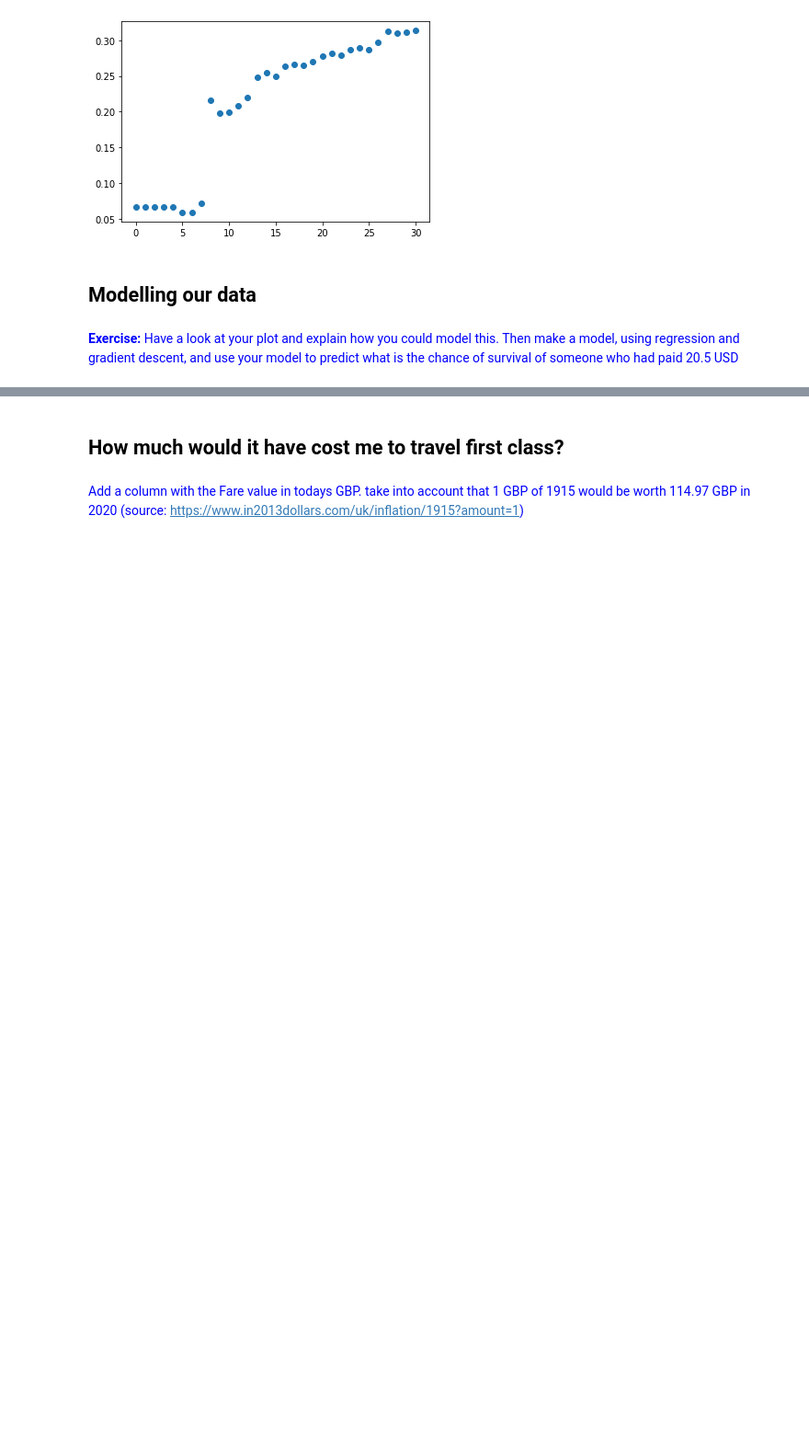
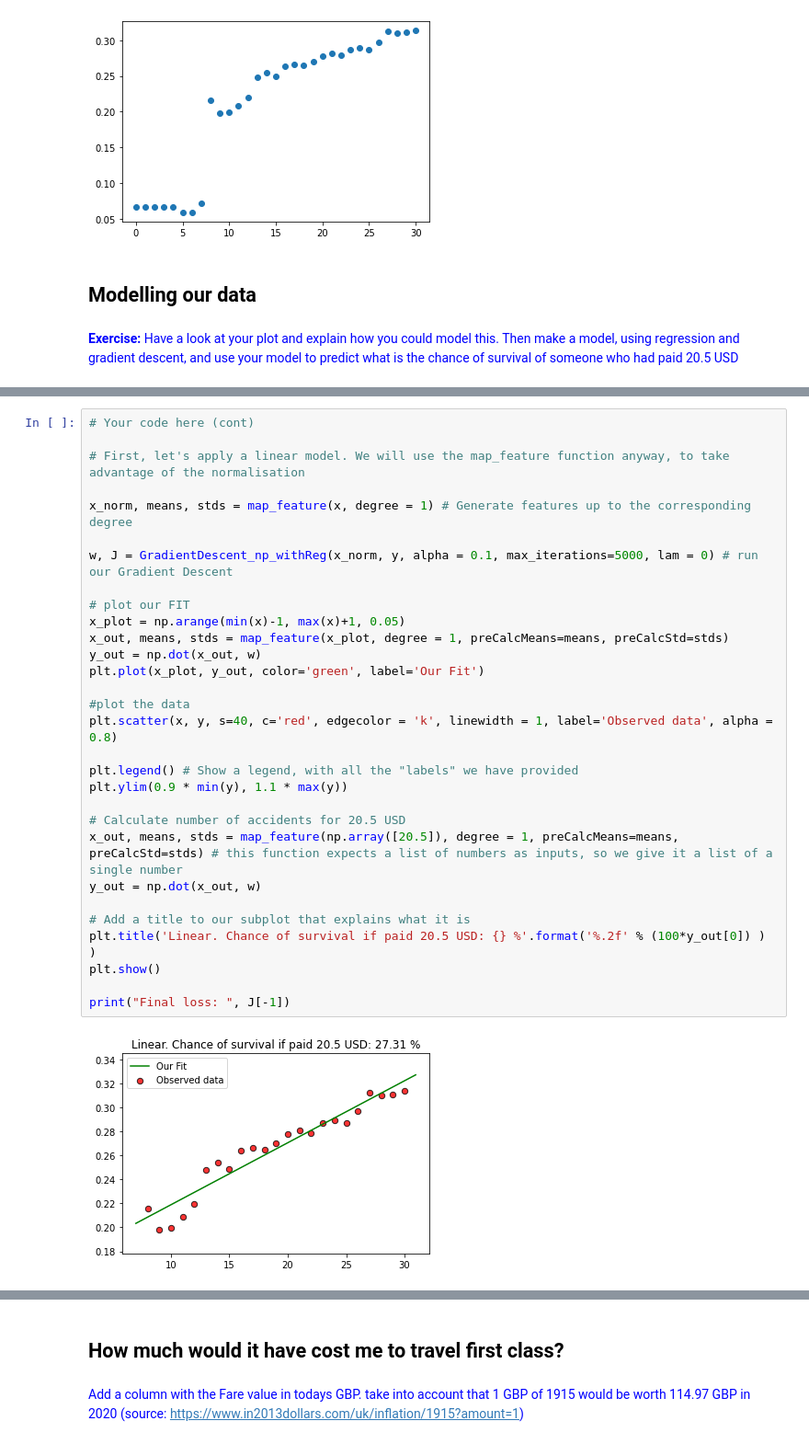
Before and after one commit to dkaratzas/DS2020-21, a Jupyter notebook: Practicals/Session 2 - Titanic/Titanic_Project_Solutions.ipynb, the cells around one changed output, grey strips where cells are left out. Shown at 92% size. Drawn from its saved outputs; the diff is of its cells as text; blank space fills up the shorter version.

```diff
--- a/Practicals/Session 2 - Titanic/Titanic_Project_Solutions.ipynb
+++ b/Practicals/Session 2 - Titanic/Titanic_Project_Solutions.ipynb
@@ -187,0 +270,32 @@ plt.plot(fareRange, survived, "o")
+# %%
+# Your code here (cont)
+
+# First, let's apply a linear model. We will use the map_feature function anyway, to take advantage of the normalisation
+
+x_norm, means, stds = map_feature(x, degree = 1) # Generate features up to the corresponding degree
+
+w, J = GradientDescent_np_withReg(x_norm, y, alpha = 0.1, max_iterations=5000, lam = 0) # run our Gradient Descent
+
+# plot our FIT
+x_plot = np.arange(min(x)-1, max(x)+1, 0.05)
+x_out, means, stds = map_feature(x_plot, degree = 1, preCalcMeans=means, preCalcStd=stds)
+y_out = np.dot(x_out, w)
+plt.plot(x_plot, y_out, color='green', label='Our Fit')
+
+#plot the data
+plt.scatter(x, y, s=40, c='red', edgecolor = 'k', linewidth = 1, label='Observed data', alpha = 0.8)
+
+plt.legend() # Show a legend, with all the "labels" we have provided
+plt.ylim(0.9 * min(y), 1.1 * max(y))
+
+# Calculate number of accidents for 20.5 USD
+x_out, means, stds = map_feature(np.array([20.5]), degree = 1, preCalcMeans=means, preCalcStd=stds) # this function expects a list of numbers as inputs, so we give it a list of a single number
+y_out = np.dot(x_out, w)
+
+# Add a title to our subplot that explains what it is
+plt.title('Linear. Chance of survival if paid 20.5 USD: {} %'.format('%.2f' % (100*y_out[0]) ) )
+plt.show()
+
+print("Final loss: ", J[-1])
+# %% [output]
+[figure, added]
```
Also changed, not shown: parts of 10 cells of this notebook.
